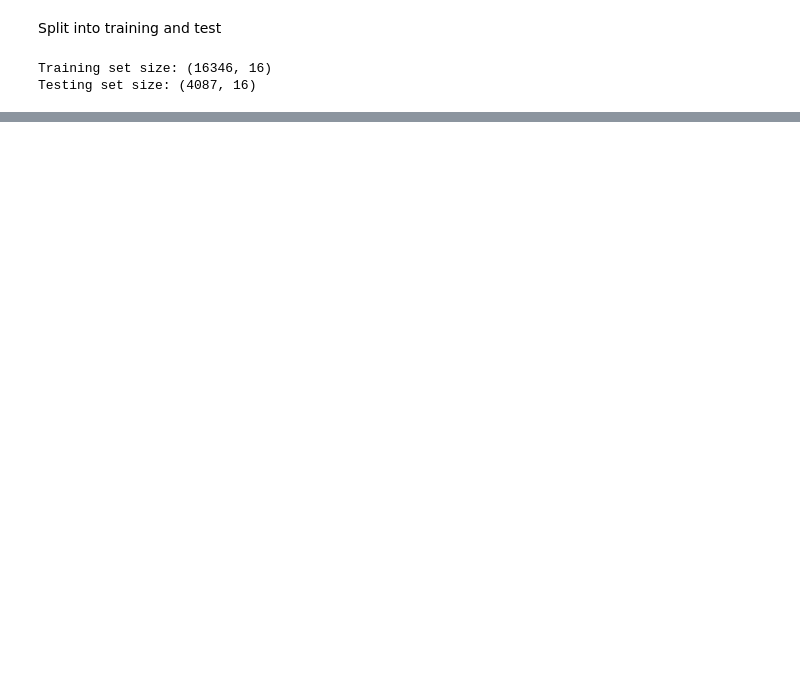
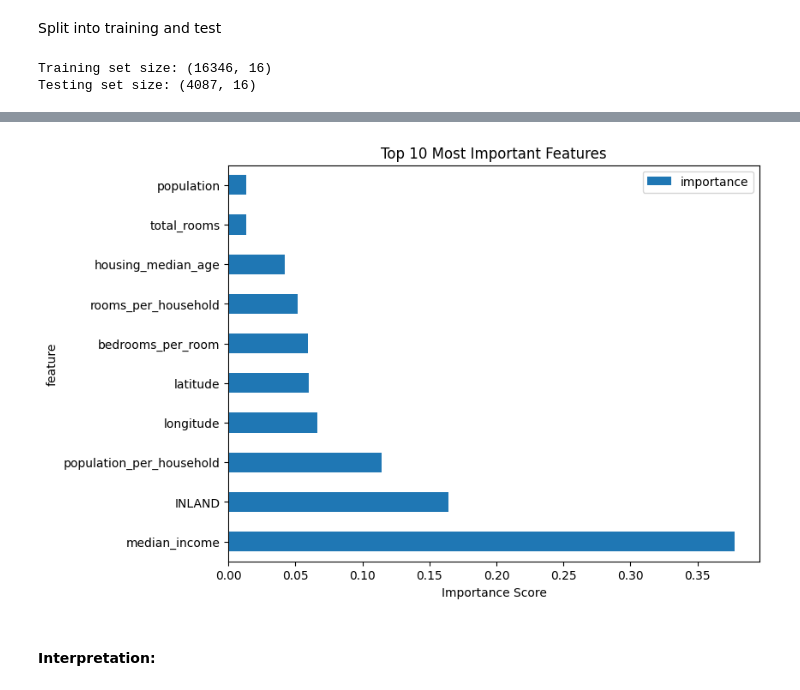
Before and after one commit to AlexDieterr/NewPropertyPrice, a Jupyter notebook: propertyprice.ipynb, the cells around one changed output, grey strips where cells are left out. Cells and saved outputs as stored; diff of their text form; code cells hidden in the pictures; blank space fills up the shorter version.

```diff
--- a/propertyprice.ipynb
+++ b/propertyprice.ipynb
@@ -66,5 +112,3 @@ data = data.rename(columns={'ocean_NEAR BAY': 'NEAR_BAY'})
 data = data.rename(columns={'ocean_ISLAND': 'ISLAND'})
 data = data.rename(columns={'ocean_INLAND': 'INLAND'})
 data = data.rename(columns={'ocean_NEAR OCEAN': 'NEAR_OCEAN'})
-# %%
-data = data.astype(int)
@@ -184,16 +277,18 @@ from sklearn.model_selection import RandomizedSearchCV
 
 # Define hyperparameter grid
 param_grid = {
-    'n_estimators': [50, 100, 200],
+    'n_estimators': [100, 200, 300],
     'max_depth': [10, 20, None],
-    'min_samples_split': [2, 5, 10]
+    'min_samples_split': [2, 5, 10],
+    'min_samples_leaf': [1, 2, 4],
+    'max_features': ['sqrt', 'log2', 0.5]
 }
 
 # Initialize model
-rf = RandomForestRegressor(random_state=42)
+rf = RandomForestRegressor(random_state=2025)
 
 # Perform Randomized Search
-random_search = RandomizedSearchCV(rf, param_grid, cv=5, n_iter=10, scoring='r2', n_jobs=-1, random_state=42)
+random_search = RandomizedSearchCV(rf, param_grid, cv=5, n_iter=20, scoring='r2', n_jobs=-1, random_state=2025)
 random_search.fit(X_train, y_train)
 
 # Print best parameters
@@ -251,0 +332,10 @@ Decision Tree R² Score: 0.7052207847544487
+# %%
+importances = best_rf.feature_importances_
+feature_names = X_train.columns
+
+feat_imp = pd.DataFrame({
+    'feature': feature_names,
+    'importance': importances
+}).sort_values(by='importance', ascending=False)
+
+feat_imp
@@ -251,0 +360,9 @@ Decision Tree R² Score: 0.7052207847544487
+# %%
+feat_imp.head(10).plot(kind='barh', x='feature', y='importance', figsize=(8,6))
+plt.title("Top 10 Most Important Features")
+plt.xlabel("Importance Score")
+plt.show()
+# %% [output]
+[figure, added]
+# %% [markdown]
+#### Interpretation:
```
Also changed, not shown: parts of 44 cells of this notebook.
